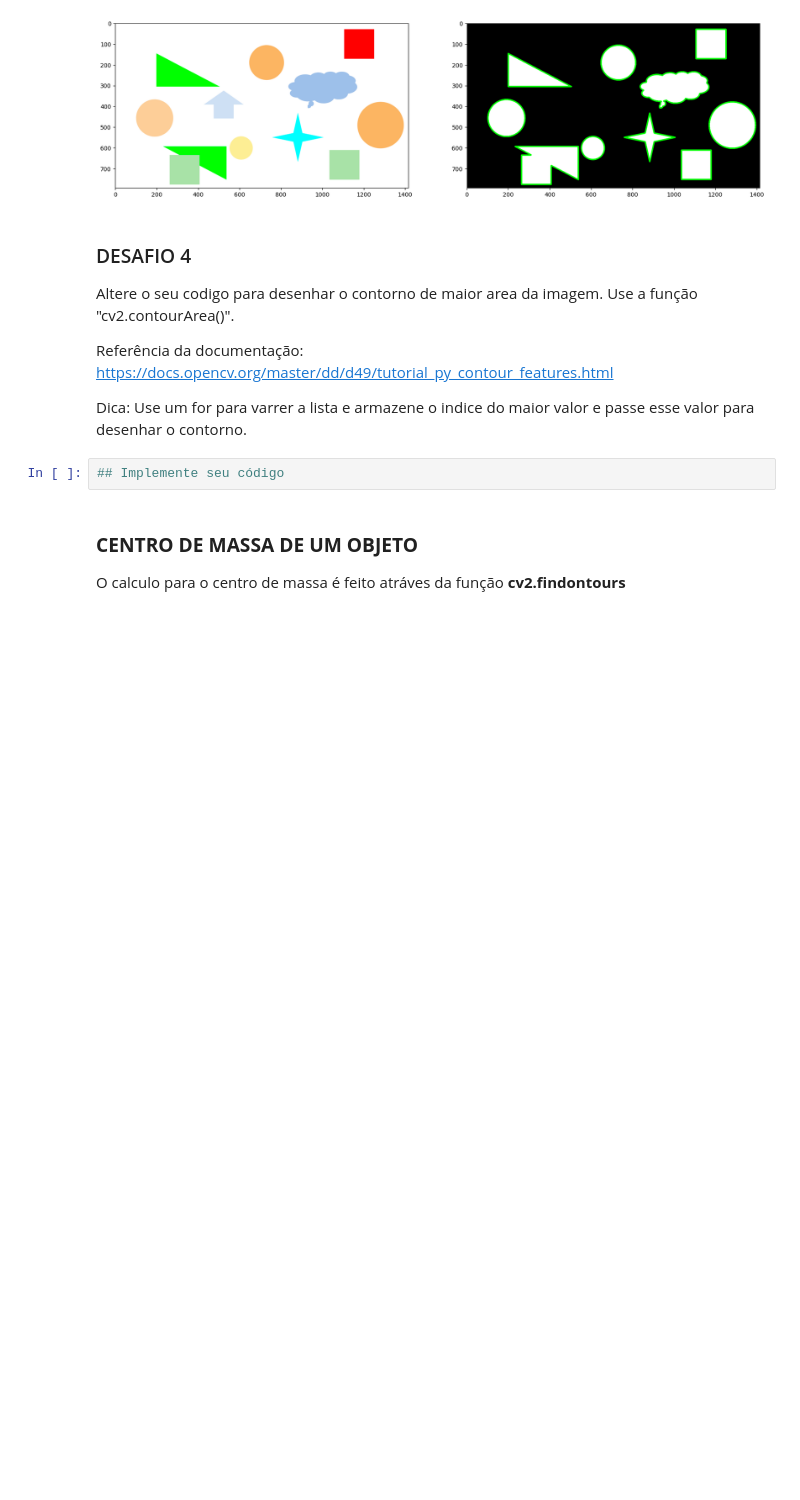
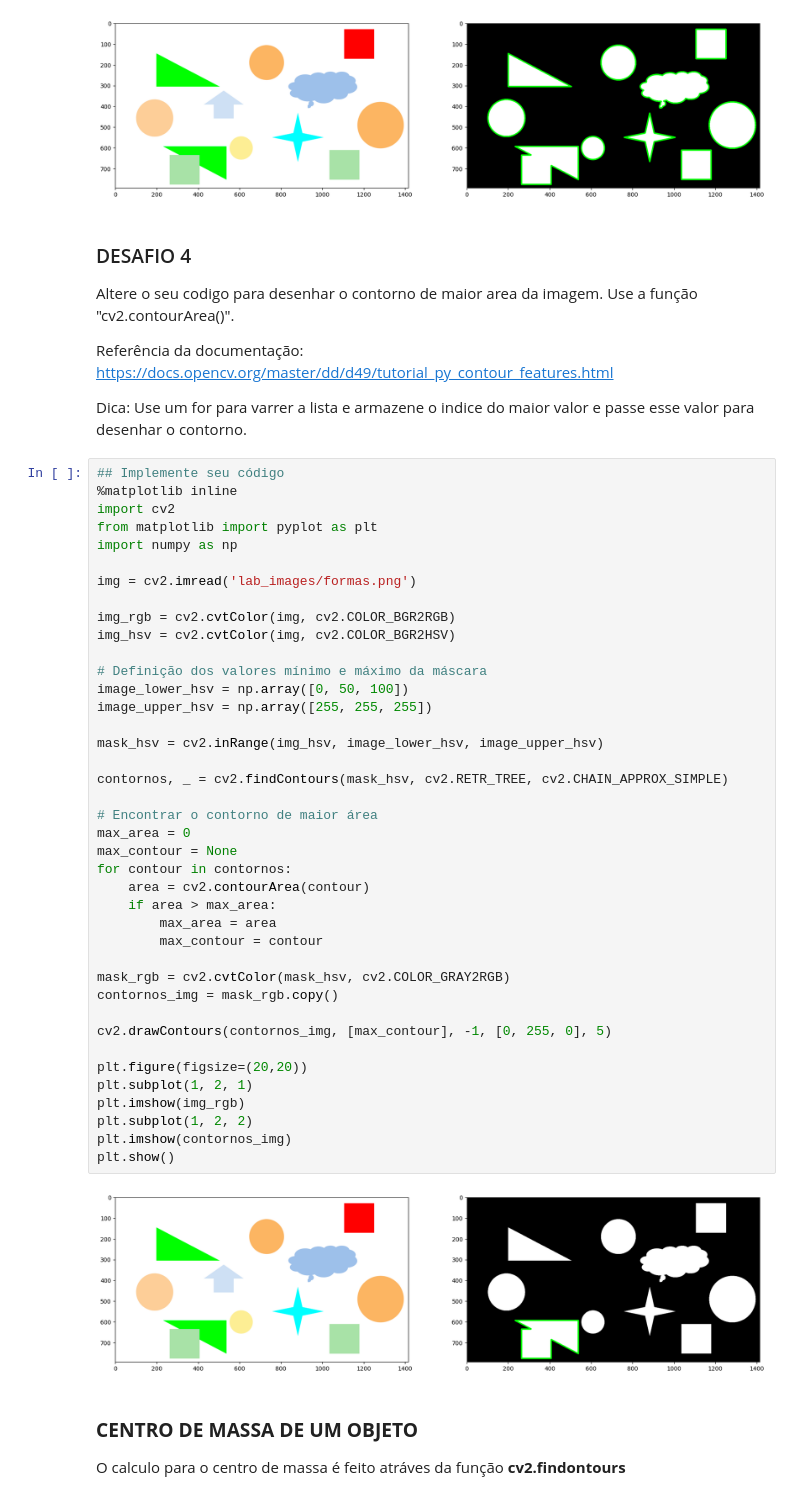
Before and after one commit to MaCintr/lab5_entrega, a Jupyter notebook: material/aulas/PDI/lab05/Espaço-cor-contorno.ipynb, the cells around one changed output. Saved outputs shown, nothing was run; the diff lists cells and outputs as text; blank space fills up the shorter version.

```diff
--- a/material/aulas/PDI/lab05/Espaço-cor-contorno.ipynb
+++ b/material/aulas/PDI/lab05/Espaço-cor-contorno.ipynb
@@ -410,8 +410,48 @@ Altere o seu codigo para desenhar o contorno de maior area da imagem. Use a fun
 Referência da documentação: https://docs.opencv.org/master/dd/d49/tutorial_py_contour_features.html
 
 Dica: Use um for para varrer a lista e armazene o indice do maior valor e passe esse valor para desenhar o contorno.
-# %%
-## Implemente seu código
+# %%
+## Implemente seu código
+%matplotlib inline
+import cv2
+from matplotlib import pyplot as plt
+import numpy as np
+
+img = cv2.imread('lab_images/formas.png')
+
+img_rgb = cv2.cvtColor(img, cv2.COLOR_BGR2RGB)
+img_hsv = cv2.cvtColor(img, cv2.COLOR_BGR2HSV)
+
+# Definição dos valores mínimo e máximo da máscara
+image_lower_hsv = np.array([0, 50, 100])
+image_upper_hsv = np.array([255, 255, 255])
+
+mask_hsv = cv2.inRange(img_hsv, image_lower_hsv, image_upper_hsv)
+
+contornos, _ = cv2.findContours(mask_hsv, cv2.RETR_TREE, cv2.CHAIN_APPROX_SIMPLE)
+
+# Encontrar o contorno de maior área
+max_area = 0
+max_contour = None
+for contour in contornos:
+    area = cv2.contourArea(contour)
+    if area > max_area:
+        max_area = area
+        max_contour = contour
+
+mask_rgb = cv2.cvtColor(mask_hsv, cv2.COLOR_GRAY2RGB)
+contornos_img = mask_rgb.copy()
+
+cv2.drawContours(contornos_img, [max_contour], -1, [0, 255, 0], 5)
+
+plt.figure(figsize=(20,20))
+plt.subplot(1, 2, 1)
+plt.imshow(img_rgb)
+plt.subplot(1, 2, 2)
+plt.imshow(contornos_img)
+plt.show()
+# %% [output]
+[figure, added]
 # %% [markdown]
 ### **CENTRO DE MASSA DE UM OBJETO**
 
```
